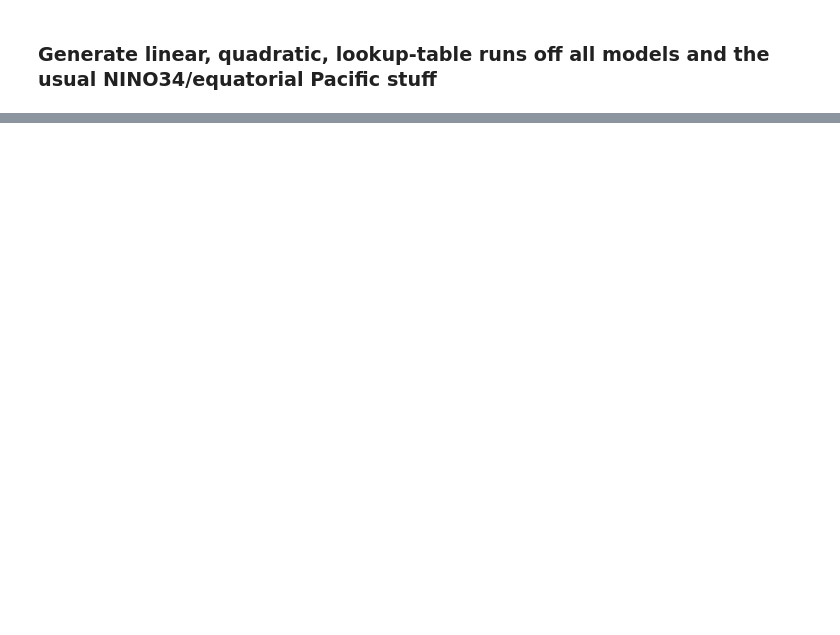
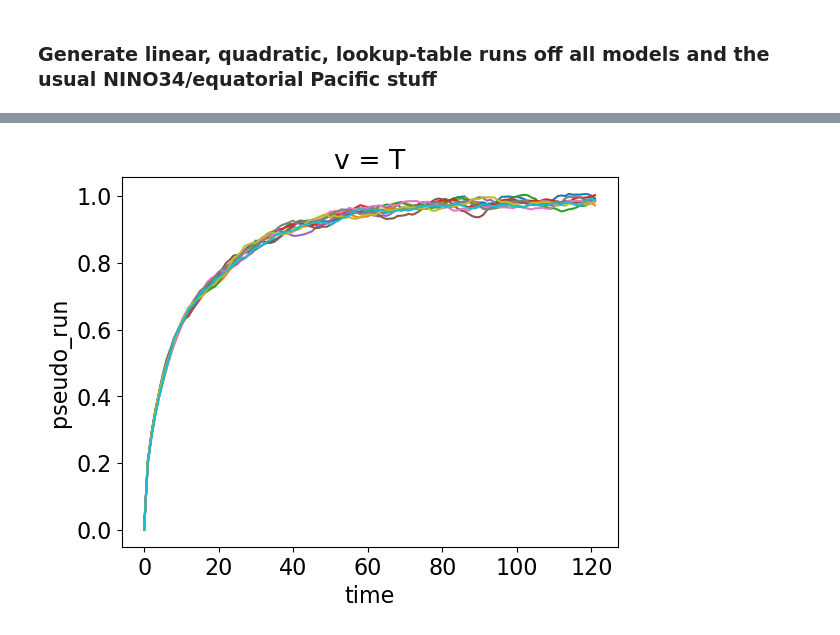
Before and after one commit to jemmajeffree/rom_decadal, a Jupyter notebook: generate_pseudoruns.ipynb, the cells around one changed output, grey strips where cells are left out. Saved outputs shown, nothing was run; the diff lists cells and outputs as text; code cells hidden in the pictures; blank space fills up the shorter version.

```diff
--- a/generate_pseudoruns.ipynb
+++ b/generate_pseudoruns.ipynb
@@ -64,0 +234,5 @@ MIROC6 lookup_table 12.835377931594849
+# %%
+for i in range(10):
+    pdcpp.isel(M2=i,v=0).std('M1').mean('M0').load().plot()
+# %% [output]
+[figure, added]
```
Also changed, not shown: parts of 18 cells of this notebook.
